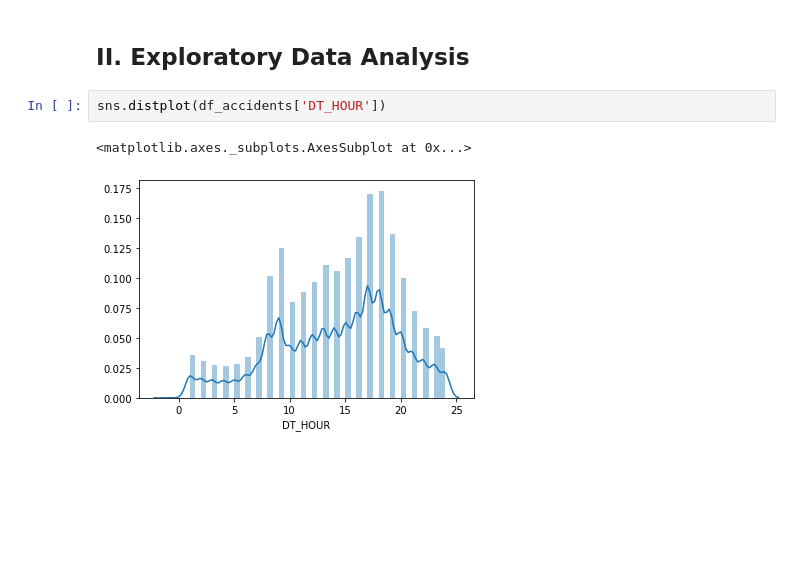
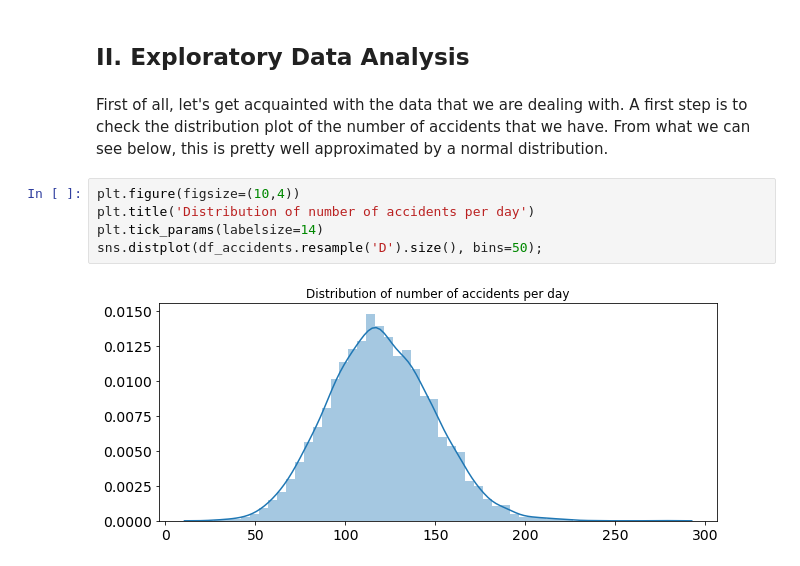
Before and after one commit to fmontoisy/Data-Science-IBM-Coursera, a Jupyter notebook: Final presentation capstone project.ipynb, the cells around one changed output. Drawn from its saved outputs; the diff is of its cells as text; blank space fills up the shorter version.

```diff
--- a/Final presentation capstone project.ipynb
+++ b/Final presentation capstone project.ipynb
@@ -111,8 +111,12 @@ dtype: object
 Now that all variables are well defined, we can thus now start the analyses.
 # %% [markdown]
 ## **II. Exploratory Data Analysis**
-# %%
-sns.distplot(df_accidents['DT_HOUR'])
-# %% [output]
-<matplotlib.axes._subplots.AxesSubplot at 0x...>
-[figure, removed]
+# %% [markdown]
+First of all, let's get acquainted with the data that we are dealing with. A first step is to check the distribution plot of the number of accidents that we have. From what we can see below, this is pretty well approximated by a normal distribution.
+# %%
+plt.figure(figsize=(10,4))
+plt.title('Distribution of number of accidents per day')
+plt.tick_params(labelsize=14)
+sns.distplot(df_accidents.resample('D').size(), bins=50);
+# %% [output]
+[figure, added]
```
Also changed, not shown: parts of 8 cells of this notebook.
